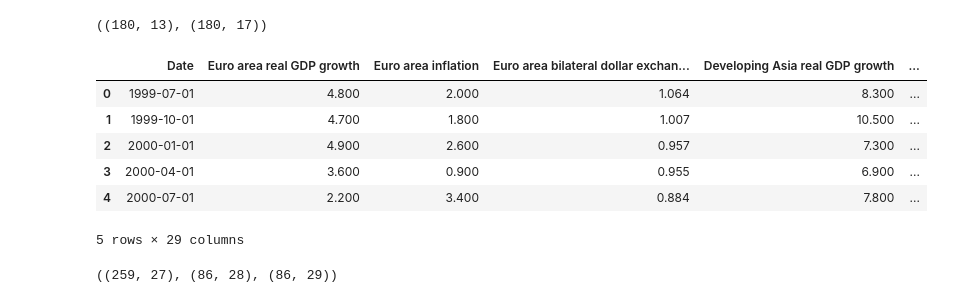
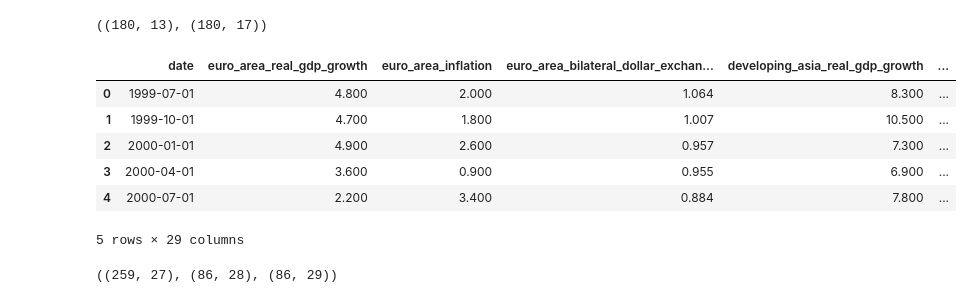
Before and after one commit to alanwake47/FINM-35000-Topics-in-Econ, a Jupyter notebook: week6/hw3/HW3_G2.ipynb, the cells around one changed output. Cells and saved outputs as stored; diff of their text form; code cells hidden in the pictures.

```diff
--- a/week6/hw3/HW3_G2.ipynb
+++ b/week6/hw3/HW3_G2.ipynb
@@ -324,10 +321,22 @@ df_mev = pd.merge(df1, df2, on=['Date'], how='outer')
+# %%
+# Merge the two dataframes
+df_mev = pd.merge(df1, df2, on=['Date'], how='outer')
+for column_name in df_mev.columns:
+    column_name_new = column_name.replace(' ', '_').replace('-', '_').lower()
+    for pattern in ['&', '__', '(', ')']:
+        column_name_new = column_name_new.replace(pattern, '')
+
+    correction_dictionary = {'3': 'three', '5': 'five', '10': 'ten'}
+    for pattern in ['3', '5', '10']:
+        column_name_new = column_name_new.replace(pattern, correction_dictionary[pattern])
+    df_mev.rename(columns={column_name: column_name_new}, inplace=True)
 # %%
 #Start from 1999-06
-df_mev = df_mev[df_mev['Date'] >= '1999-06']
+df_mev = df_mev[df_mev['date'] >= '1999-06']
 df_mev.reset_index(drop=True, inplace=True)
 df_mev.head()
 # %% [output]
-|  | Date | Euro area real GDP growth | Euro area inflation | Euro area bilateral dollar exchan... | Developing Asia real GDP growth | ... |
+|  | date | euro_area_real_gdp_growth | euro_area_inflation | euro_area_bilateral_dollar_exchan... | developing_asia_real_gdp_growth | ... |
 | 0 | 1999-07-01 | 4.800 | 2.000 | 1.064 | 8.300 | ... |
 | 1 | 1999-10-01 | 4.700 | 1.800 | 1.007 | 10.500 | ... |
 | 2 | 2000-01-01 | 4.900 | 2.600 | 0.957 | 7.300 | ... |
```
Also changed, not shown: parts of 60 cells of this notebook, 3 other files.
